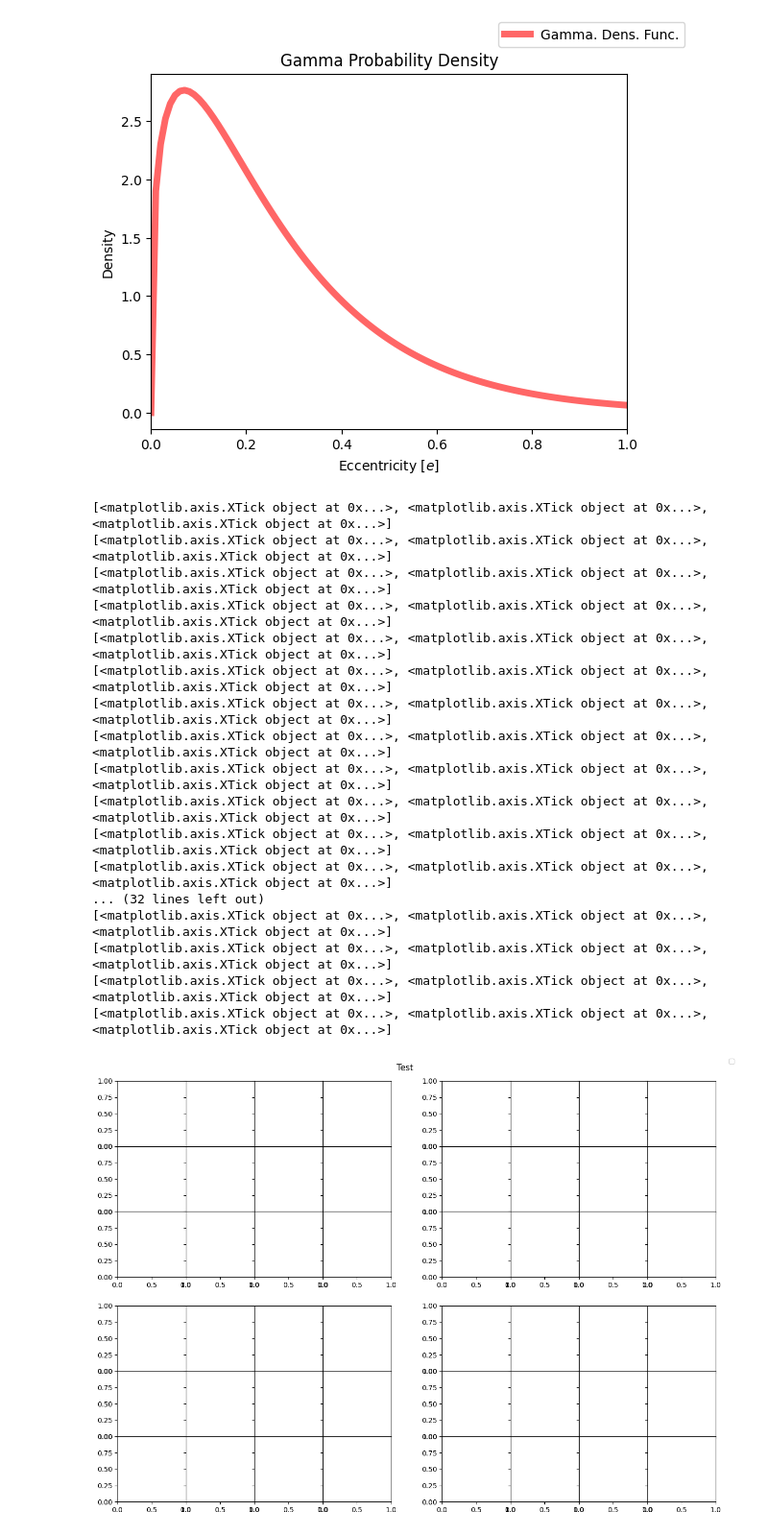
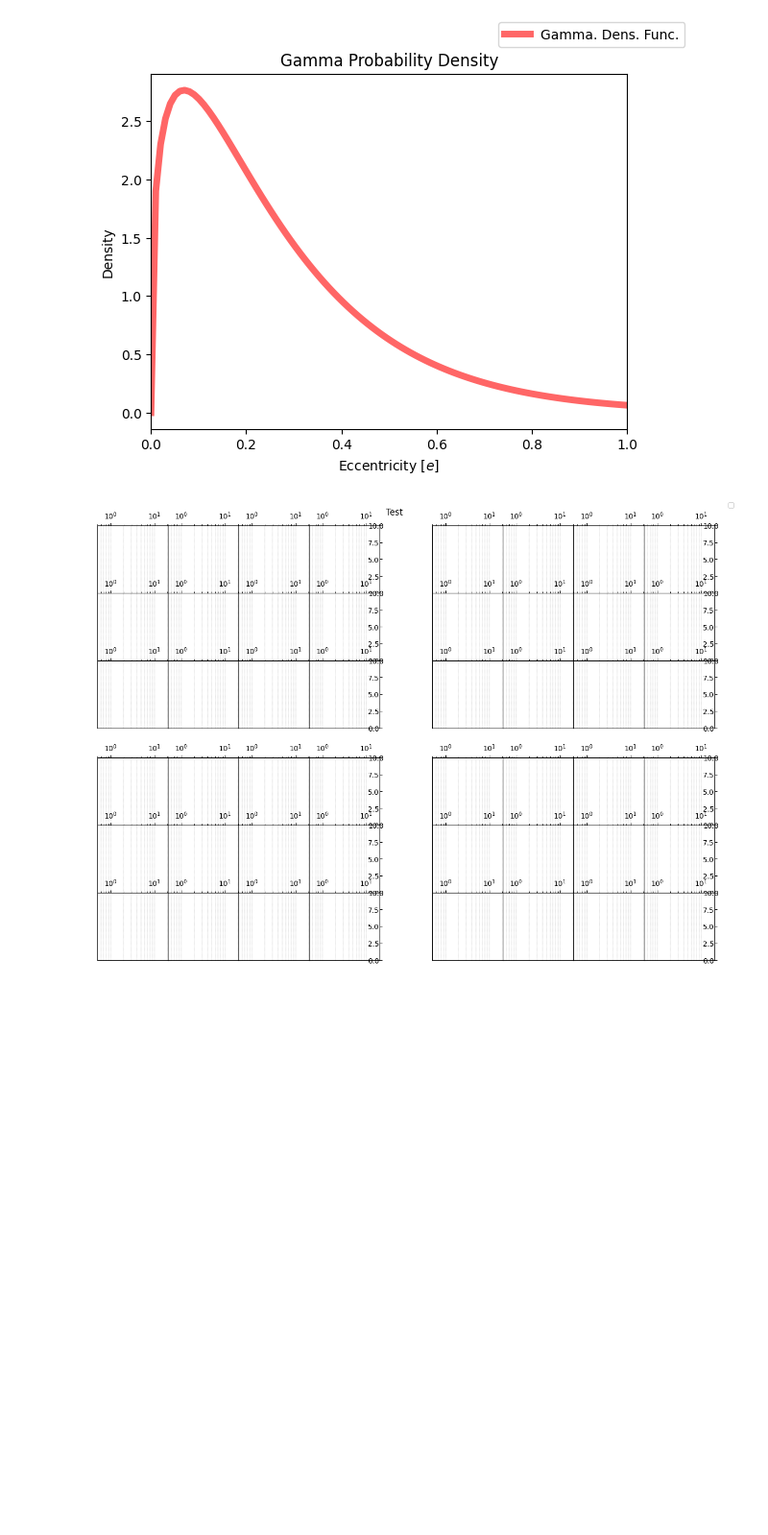
Before and after one commit to victorkarkour/Microlensing-Separation, a Jupyter notebook: Dist_e.ipynb, the cells around one changed output. Shown at 96% size. Cells and saved outputs as stored; diff of their text form; code cells hidden in the pictures; blank space fills up the shorter version.

```diff
--- a/Dist_e.ipynb
+++ b/Dist_e.ipynb
@@ -38,43 +44,34 @@ plt.show()
 # %%
 fig = plt.figure(figsize = (13,9))
 subfigs = fig.subfigures(2,2, hspace = 0, wspace = 0)
 for outer, subfig in enumerate(subfigs.flat):
-    axs = subfig.subplots(3,4, gridspec_kw = {"hspace" : 0, "wspace" : 0}, sharex = True, sharey = True)
+    axs = subfig.subplots(3,4, gridspec_kw = {"hspace" : 0, "wspace" : 0}, sharex = False, sharey = False)
     for j, ax  in enumerate(axs.flatten()):
-        # ax.set_xlim(0.5,20.5)
-        # ax.set_ylim(0,10)
+        ax.grid(True,color = "grey", linestyle="--", linewidth="0.25", axis = "x", which = "both")
+        ax.set_xlim(0.5,20.5)
+        ax.set_ylim(0,10)
         # if outer == 1:
         #     ax.xaxis.set_major_locator(plt.MaxNLocator(2))
         #     ax.yaxis.set_major_locator(plt.MaxNLocator(3))
         # else:
         #     ax.axes.set_axis_off()
         #     ax.set_yticks([])
-        xticks = ax.xaxis.get_major_ticks()
-        print(xticks)
+        ax.xaxis.tick_top()
+        ax.yaxis.set_label_position("right")
+        ax.yaxis.tick_right()
         handles, labels = ax.get_legend_handles_labels()
+        ax.set_xscale("log")
+        if j == 3 or j == 7 or j == 11:
+            ax.tick_params(axis= "y", pad = -20, which = "both", labelright = True)
+        else:
+            ax.tick_params(labelright=False)
+
 
 fig.suptitle("Test", x = 0.49, y = 0.985)
-# fig.tight_layout(pad=0.05, rect = (0.02, 0.02, 0.95, 0.95))
+# fig.tight_layout()
 fig.tight_layout(pad=1.25,h_pad=0, w_pad=0, rect = (0.08, 0.0, 0.95, 0.95))
 fig.legend(handles, labels)
 plt.show()
 # %% [output]
-[<matplotlib.axis.XTick object at 0x...>, <matplotlib.axis.XTick object at 0x...>, <matplotlib.axis.XTick object at 0x...>]
-[<matplotlib.axis.XTick object at 0x...>, <matplotlib.axis.XTick object at 0x...>, <matplotlib.axis.XTick object at 0x...>]
-[<matplotlib.axis.XTick object at 0x...>, <matplotlib.axis.XTick object at 0x...>, <matplotlib.axis.XTick object at 0x...>]
-[<matplotlib.axis.XTick object at 0x...>, <matplotlib.axis.XTick object at 0x...>, <matplotlib.axis.XTick object at 0x...>]
-[<matplotlib.axis.XTick object at 0x...>, <matplotlib.axis.XTick object at 0x...>, <matplotlib.axis.XTick object at 0x...>]
-[<matplotlib.axis.XTick object at 0x...>, <matplotlib.axis.XTick object at 0x...>, <matplotlib.axis.XTick object at 0x...>]
-[<matplotlib.axis.XTick object at 0x...>, <matplotlib.axis.XTick object at 0x...>, <matplotlib.axis.XTick object at 0x...>]
-[<matplotlib.axis.XTick object at 0x...>, <matplotlib.axis.XTick object at 0x...>, <matplotlib.axis.XTick object at 0x...>]
-[<matplotlib.axis.XTick object at 0x...>, <matplotlib.axis.XTick object at 0x...>, <matplotlib.axis.XTick object at 0x...>]
-[<matplotlib.axis.XTick object at 0x...>, <matplotlib.axis.XTick object at 0x...>, <matplotlib.axis.XTick object at 0x...>]
-[<matplotlib.axis.XTick object at 0x...>, <matplotlib.axis.XTick object at 0x...>, <matplotlib.axis.XTick object at 0x...>]
-[<matplotlib.axis.XTick object at 0x...>, <matplotlib.axis.XTick object at 0x...>, <matplotlib.axis.XTick object at 0x...>]
-... (32 lines left out)
-[<matplotlib.axis.XTick object at 0x...>, <matplotlib.axis.XTick object at 0x...>, <matplotlib.axis.XTick object at 0x...>]
-[<matplotlib.axis.XTick object at 0x...>, <matplotlib.axis.XTick object at 0x...>, <matplotlib.axis.XTick object at 0x...>]
-[<matplotlib.axis.XTick object at 0x...>, <matplotlib.axis.XTick object at 0x...>, <matplotlib.axis.XTick object at 0x...>]
-[<matplotlib.axis.XTick object at 0x...>, <matplotlib.axis.XTick object at 0x...>, <matplotlib.axis.XTick object at 0x...>]
-[figure, old version]
+[figure, new version]
 # %%
```
Also changed, not shown: parts of 2 cells of this notebook, 1 other file.
